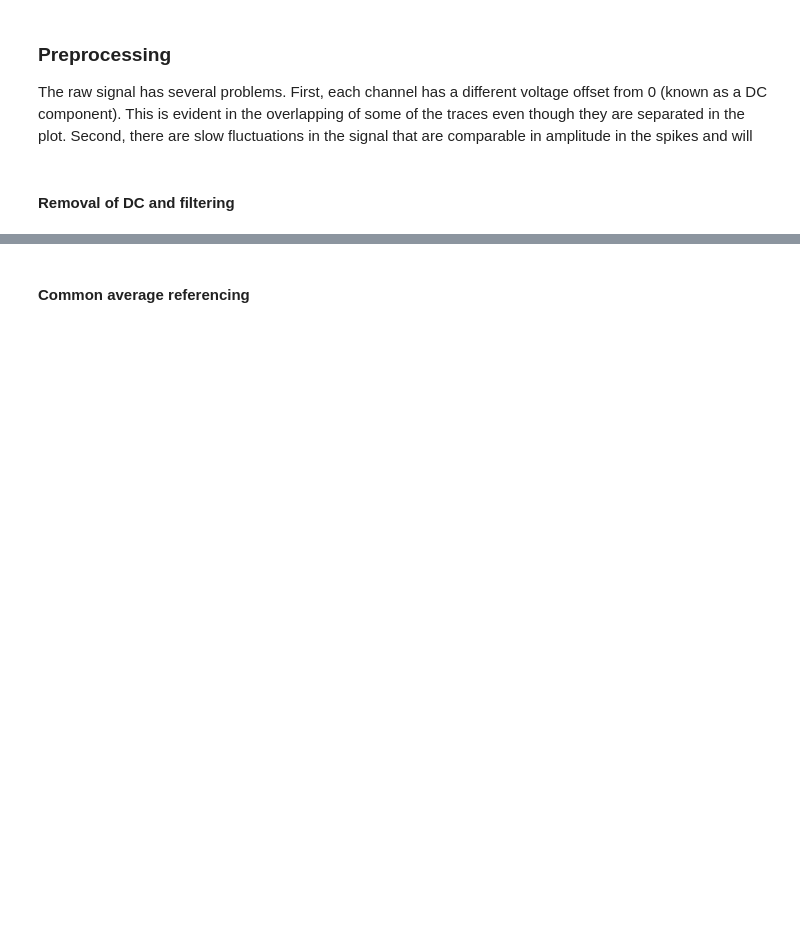
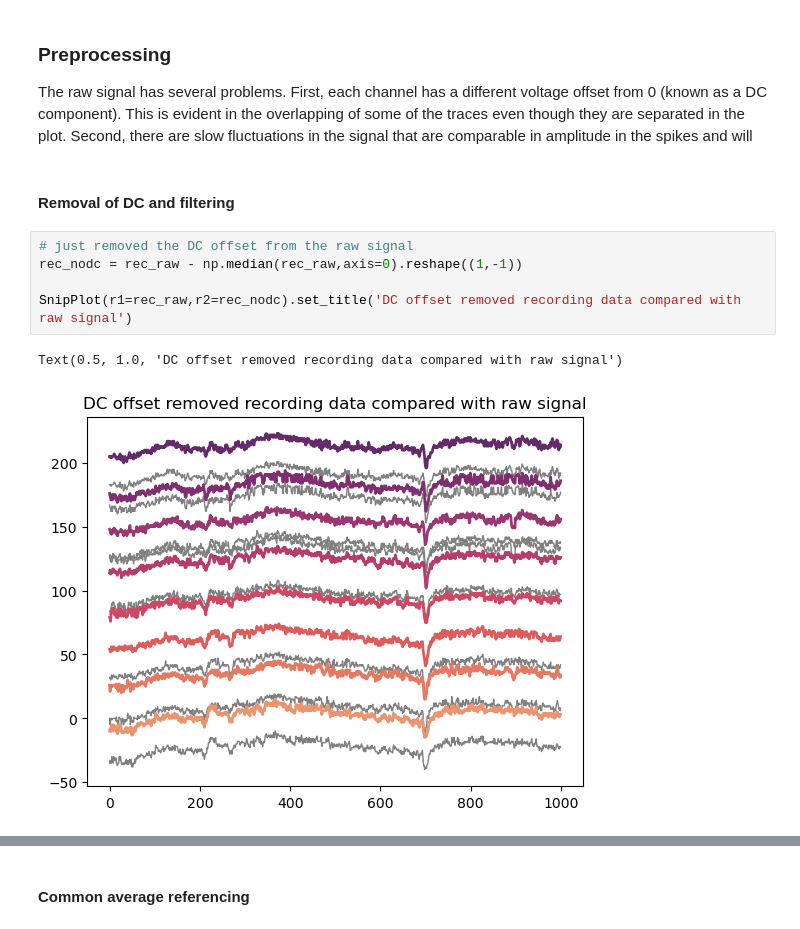
Before and after one commit to dbheadley/SpikeSortShortCourse, a Jupyter notebook: Code/ClassicSortingDemo.ipynb, the cells around one changed output, grey strips where cells are left out. Cells and saved outputs as stored; diff of their text form; blank space fills up the shorter version.

```diff
--- a/Code/ClassicSortingDemo.ipynb
+++ b/Code/ClassicSortingDemo.ipynb
@@ -84,3 +104,11 @@ for x in range(chan_num):
 The raw signal has several problems. First, each channel has a different voltage offset from 0 (known as a DC component). This is evident in the overlapping of some of the traces even though they are separated in the plot. Second, there are slow fluctuations in the signal that are comparable in amplitude in the spikes and will
 # %% [markdown]
 #### Removal of DC and filtering
+# %%
+# just removed the DC offset from the raw signal
+rec_nodc = rec_raw - np.median(rec_raw,axis=0).reshape((1,-1))
+
+SnipPlot(r1=rec_raw,r2=rec_nodc).set_title('DC offset removed recording data compared with raw signal')
+# %% [output]
+Text(0.5, 1.0, 'DC offset removed recording data compared with raw signal')
+[figure, added]
```
Also changed, not shown: parts of 18 cells of this notebook.
